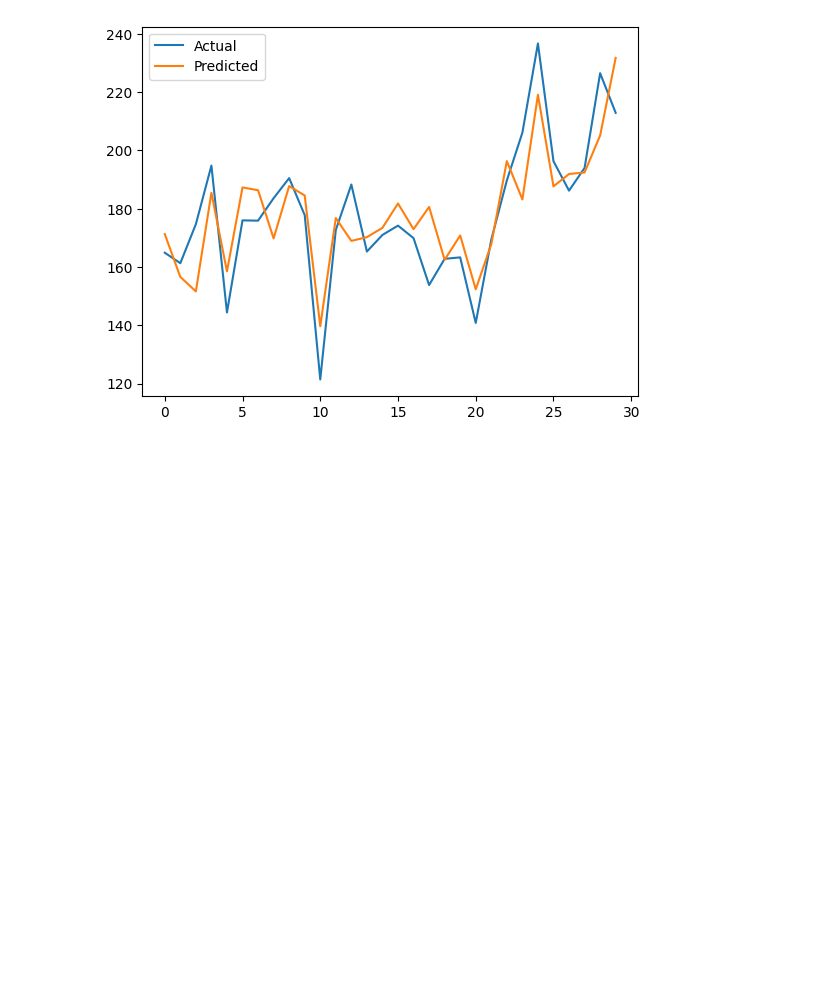
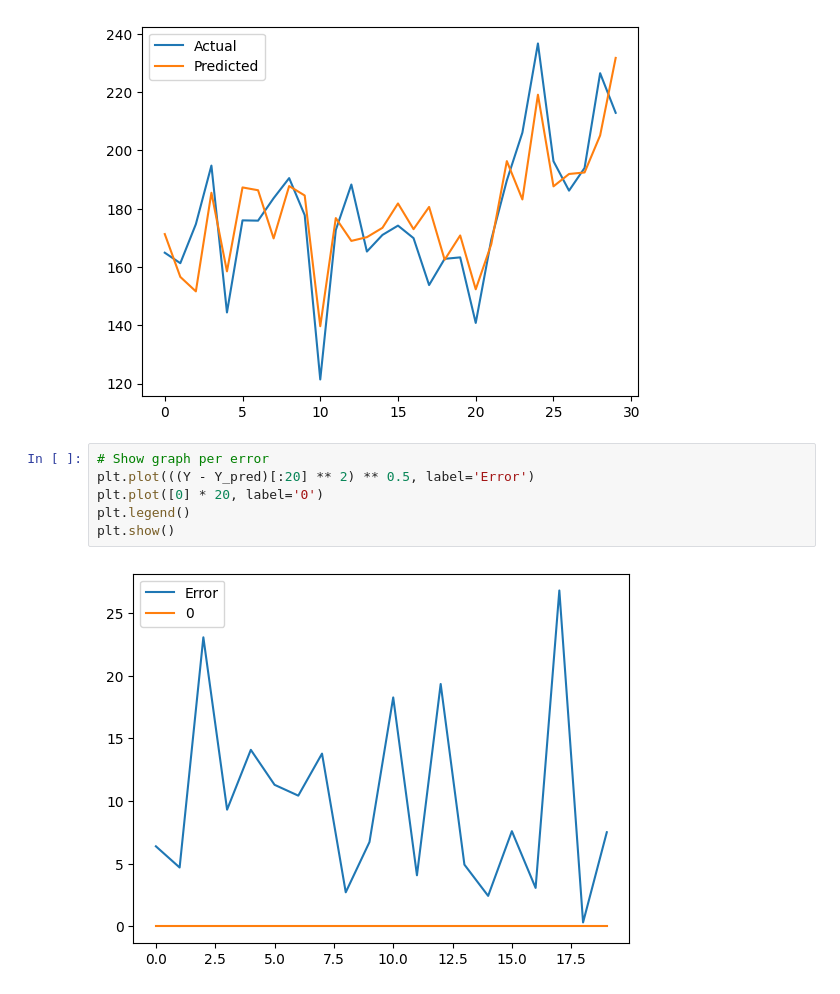
Before and after one commit to dhruvadeep/DeepLearning, a Jupyter notebook: Linear Neural Network/Regression/CancerDataset/main.ipynb, the cells around one changed output. Drawn from its saved outputs; the diff is of its cells as text; blank space fills up the shorter version.

```diff
--- a/Linear Neural Network/Regression/CancerDataset/main.ipynb
+++ b/Linear Neural Network/Regression/CancerDataset/main.ipynb
@@ -88,3 +88,11 @@ plt.legend()
 plt.show()
 # %% [output]
 [figure]
+# %%
+# Show graph per error
+plt.plot(((Y - Y_pred)[:20] ** 2) ** 0.5, label='Error')
+plt.plot([0] * 20, label='0')
+plt.legend()
+plt.show()
+# %% [output]
+[figure, added]
```
